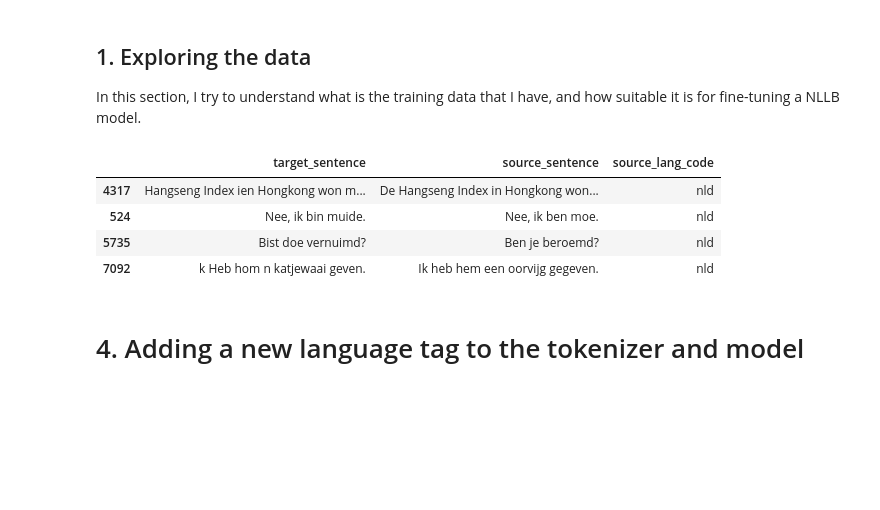
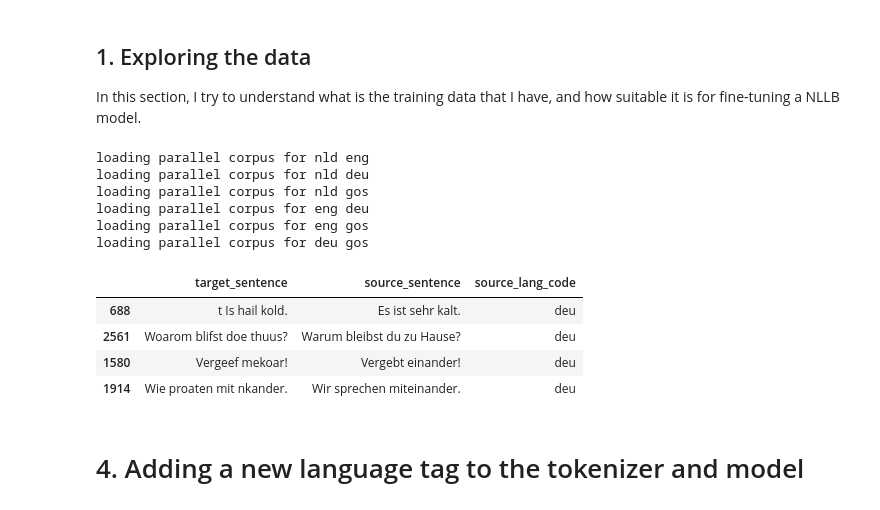
Before and after one commit to tom9358/nllb-tryout, a Jupyter notebook: multilanguage train.ipynb, the cells around one changed output. Drawn from its saved outputs; the diff is of its cells as text; code cells hidden in the pictures; blank space fills up the shorter version.

```diff
--- a/multilanguage train.ipynb
+++ b/multilanguage train.ipynb
@@ -17,9 +17,9 @@ from sklearn.model_selection import train_test_split
 from tqdm.auto import tqdm
 
 # Define language codes
-source_langs = ["nld"]#, "eng", "deu"]#, "spa", "afr"]
-target_lang = "gos"
-target_lang_long = target_lang+"_Latn"
+source_langs = ["nld", "eng", "deu", "gos"]#, "spa", "afr", "dan"]
+target_langs = source_langs # ["gos"]
+new_lang_long = "gos_Latn"
 
 class ParallelCorpus:
     def __init__(self, source_lang, target_lang):
@@ -40,39 +40,49 @@ class ParallelCorpus:
 
     def load_and_format_parallel_sentences(self):
         # Load sentences for the source and target language
         source_sentences = pd.read_csv(
-            f"../tatoeba/{self.source_lang}_sentences.tsv.bz2",
+            f"../tatoeba/{self.source_lang}_sentences.tsv",
             sep="\t", header=None, names=["id", "language", "source_sentence"]
         )
         target_sentences = pd.read_csv(
-            f"../tatoeba/{self.target_lang}_sentences.tsv.bz2",
+            f"../tatoeba/{self.target_lang}_sentences.tsv",
             sep="\t", header=None, names=["id", "language", "target_sentence"]
         )
 
         # Load links
         link_sentences = pd.read_csv(
-            "../tatoeba/links.tar.bz2",
+            "../tatoeba/links.csv",
             sep="\t", header=None, names=["origin", "translation"]
         )
 
         # Merge datasets to create parallel sentence pairs
         df_parallel = link_sentences.merge(source_sentences, left_on="origin", right_on="id")\
                                     .merge(target_sentences, left_on="translation", right_on="id")\
                                     [["target_sentence", "source_sentence"]]
 
         # Add source language code
         df_parallel["source_lang_code"] = self.source_lang
 
         return df_parallel
 
 # Create a list of ParallelCorpus instances for each source language
-corpus_objects = [ParallelCorpus(lang, target_lang) for lang in tqdm(source_langs)]
+corpus_objects = []
+for i, src_lang in tqdm(enumerate(source_langs)):
+    for tgt_lang in source_langs[i+1:]:
+        print('loading parallel corpus for',src_lang, tgt_lang)
+        corpus_objects.append(ParallelCorpus(src_lang, tgt_lang))
 
 # Example: Access the training, validation, and test DataFrames for the first source language in the list
-corpus_objects[0].df_test.sample(4)
+corpus_objects[-1].df_test.sample(4)
 # %% [output]
+loading parallel corpus for nld eng
+loading parallel corpus for nld deu
+loading parallel corpus for nld gos
+loading parallel corpus for eng deu
+loading parallel corpus for eng gos
+loading parallel corpus for deu gos
 |  | target_sentence | source_sentence | source_lang_code |
-| 4317 | Hangseng Index ien Hongkong won m... | De Hangseng Index in Hongkong won... | nld |
-| 524 | Nee, ik bin muide. | Nee, ik ben moe. | nld |
-| 5735 | Bist doe vernuimd? | Ben je beroemd? | nld |
-| 7092 | k Heb hom n katjewaai geven. | Ik heb hem een oorvijg gegeven. | nld |
+| 688 | t Is hail kold. | Es ist sehr kalt. | deu |
+| 2561 | Woarom blifst doe thuus? | Warum bleibst du zu Hause? | deu |
+| 1580 | Vergeef mekoar! | Vergebt einander! | deu |
+| 1914 | Wie proaten mit nkander. | Wir sprechen miteinander. | deu |
```
Also changed, not shown: parts of 19 cells of this notebook.
